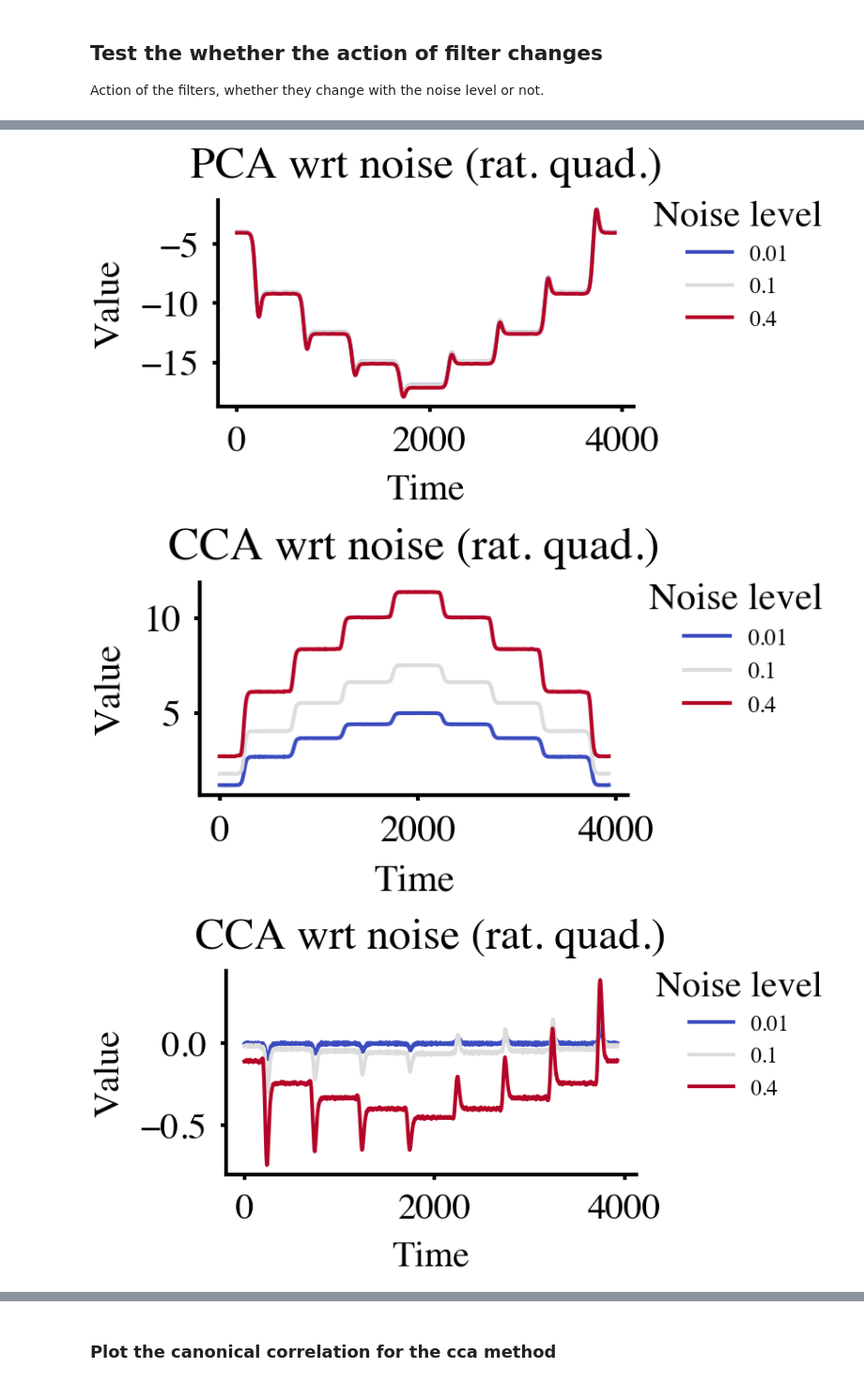
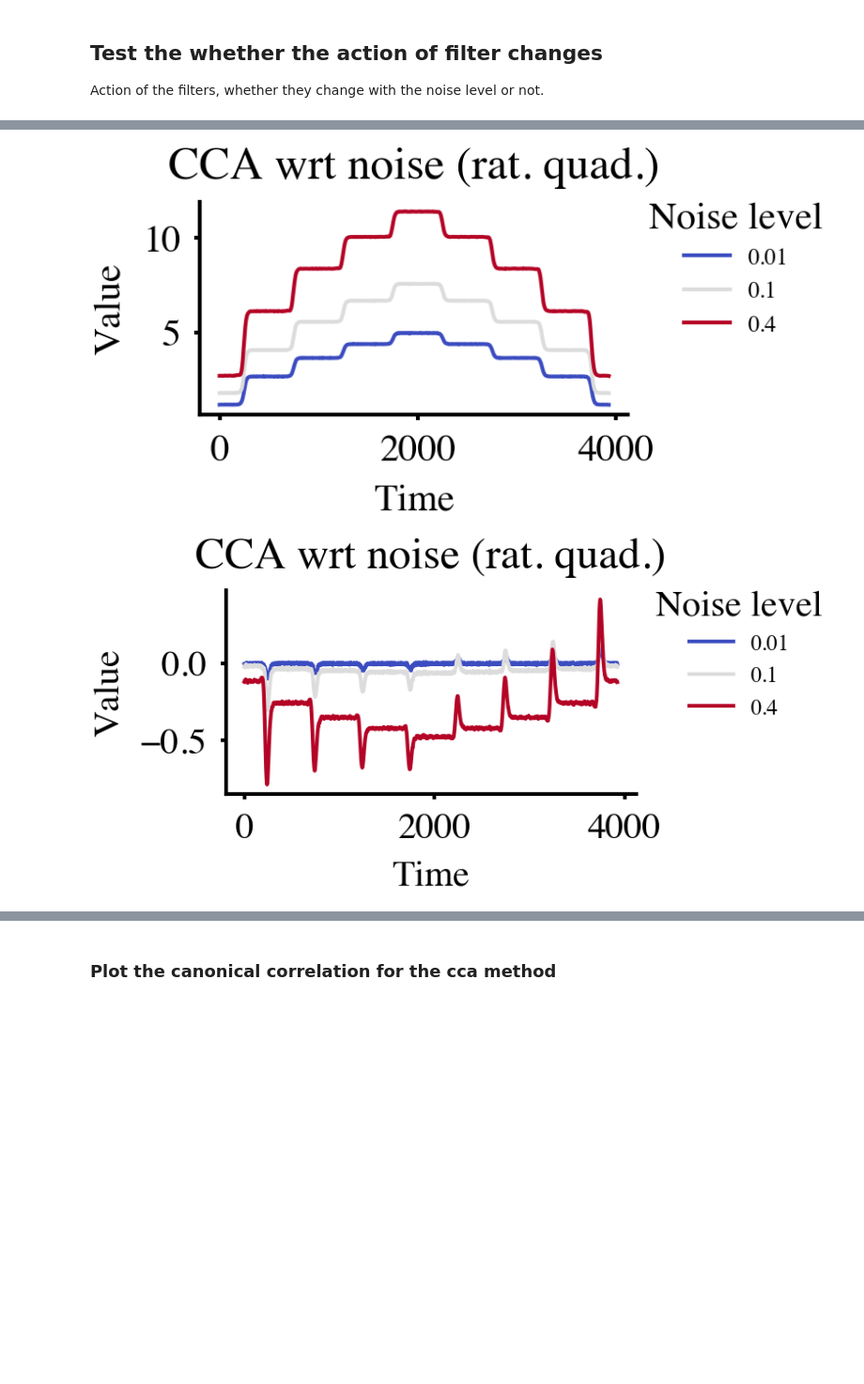
Before and after one commit to ShawnQin/ReSU, a Jupyter notebook: gaussian_processes.ipynb, the cells around one changed output, grey strips where cells are left out. Shown at 94% size. Saved outputs shown, nothing was run; the diff lists cells and outputs as text; code cells hidden in the pictures; blank space fills up the shorter version.

```diff
--- a/gaussian_processes.ipynb
+++ b/gaussian_processes.ipynb
@@ -530,47 +496,29 @@ plt.show()
 # %%
 test_traj = test_traj_step(transient_length=500, num_steps=4, plot=True)
 test_traj_log = np.log(test_traj)
 # add noise to the test trajectory
 noise_std = 0.002
 test_traj_log_noise = test_traj_log + noise_std*np.random.randn(len(test_traj))
 
 P_test = sp.linalg.hankel(test_traj_log_noise[:memory], test_traj_log_noise[memory-1:])
 
-# # projection of the first and 2nd filter
-# proj = filter3[:3,:]@P_test
-filter_select = 1
-# plot_filters_action(filters_dict, P_test, which_filter=0,title="", legend_title="", export_path=None)
-pca_action = plot_filters_action(store_filters_rq_noise["pca"],
-                    P_test,
-                    which_filter=filter_select,
-                    title="PCA wrt noise (rat. quad.)",
-                    legend_title="Noise level",
-                    export_path=None,
-                    return_action=True)
-
+# first filter
 cca_action_1 = plot_filters_action(store_filters_rq_noise["cca"],
                     P_test,
                     which_filter=0,
                     title="CCA wrt noise (rat. quad.)",
                     legend_title="Noise level",
                     export_path=None,
                     return_action=True)
+# second filter
 cca_action_2 = plot_filters_action(store_filters_rq_noise["cca"],
                     P_test,
                     which_filter=1,
                     title="CCA wrt noise (rat. quad.)",
                     legend_title="Noise level",
                     export_path=None,
                     return_action=True)
-min_proj_action = plot_filters_action(store_filters_rq_noise["min_proj"],
-                    P_test,
-                    which_filter=filter_select,
-                    title="Min. Proj wrt noise (rat. quad.)",
-                    legend_title="Noise level",
-                    export_path=None,
-                    return_action=True)
 # %% [output]
 [figure]
-[figure, old version]
+[figure, new version]
-[figure, old version]
+[figure, new version]
-[figure, removed]
```
Also changed, not shown: parts of 42 cells of this notebook, 1 other file.
